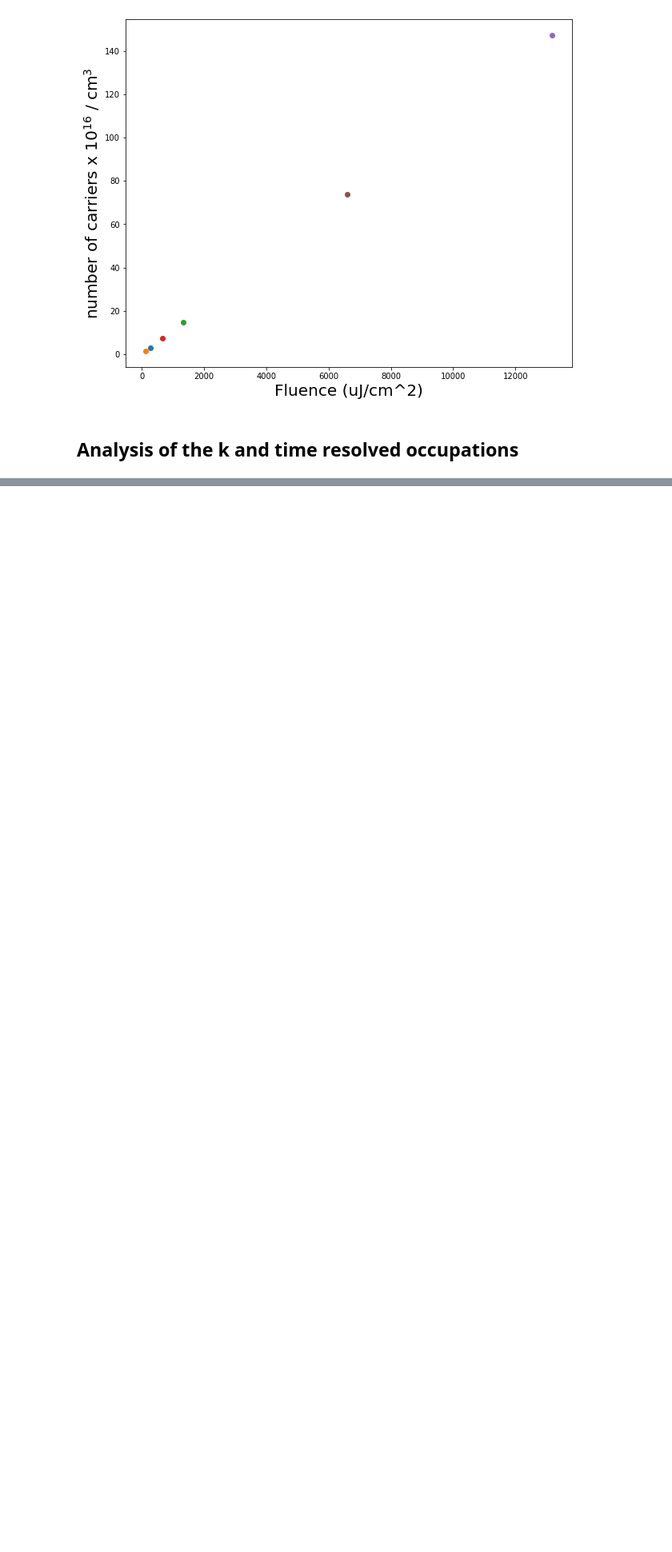
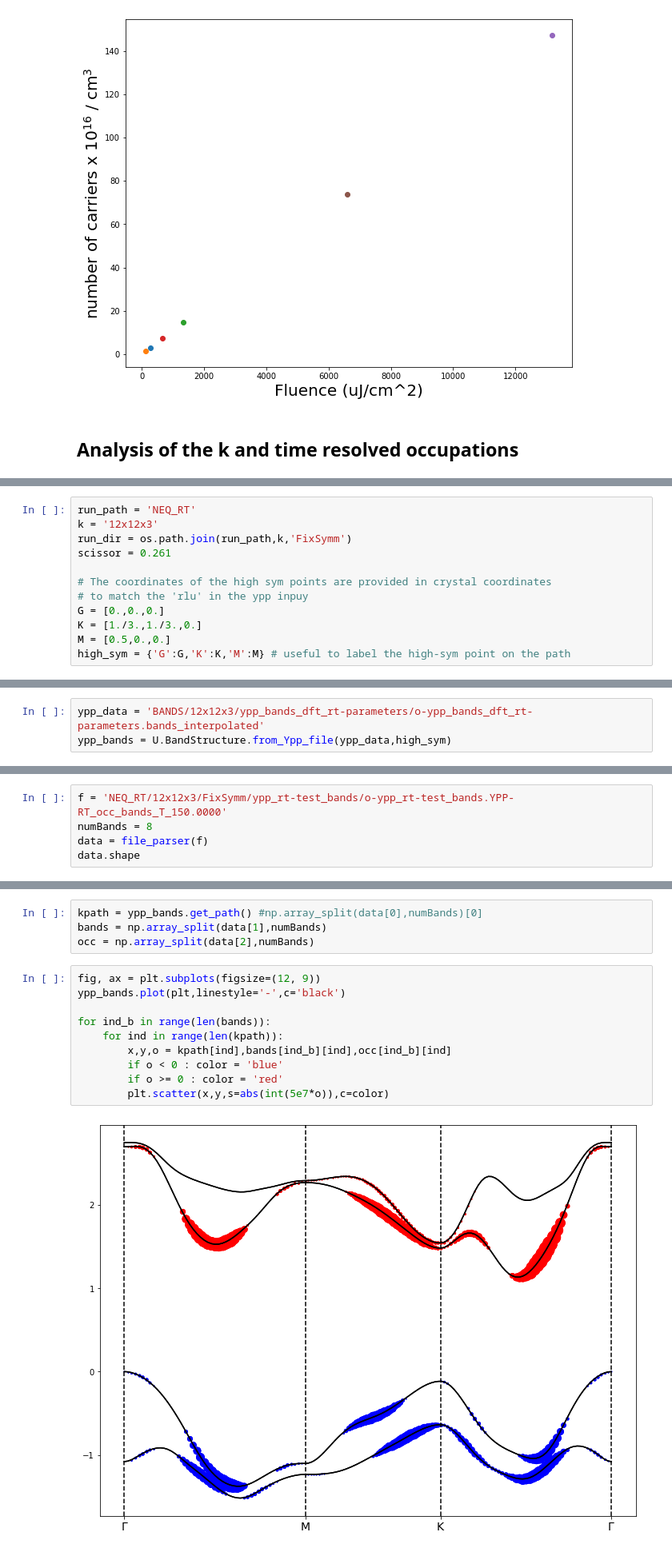
Before and after one commit to marcodalessandro76/WSe2, a Jupyter notebook: NEQ_Analysis.ipynb, the cells around one changed output, grey strips where cells are left out. Shown at 80% size. Saved outputs shown, nothing was run; the diff lists cells and outputs as text; blank space fills up the shorter version.

```diff
--- a/NEQ_Analysis.ipynb
+++ b/NEQ_Analysis.ipynb
@@ -700,0 +547,12 @@ distance_point_to_segment(point,start,end)
+# %%
+run_path = 'NEQ_RT'
+k = '12x12x3'
+run_dir = os.path.join(run_path,k,'FixSymm')
+scissor = 0.261
+
+# The coordinates of the high sym points are provided in crystal coordinates
+# to match the 'rlu' in the ypp inpuy
+G = [0.,0.,0.]
+K = [1./3.,1./3.,0.]
+M = [0.5,0.,0.]
+high_sym = {'G':G,'K':K,'M':M} # useful to label the high-sym point on the path
@@ -700,0 +642,3 @@ distance_point_to_segment(point,start,end)
+# %%
+ypp_data = 'BANDS/12x12x3/ypp_bands_dft_rt-parameters/o-ypp_bands_dft_rt-parameters.bands_interpolated'
+ypp_bands = U.BandStructure.from_Ypp_file(ypp_data,high_sym)
@@ -700,0 +651,5 @@ distance_point_to_segment(point,start,end)
+# %%
+f = 'NEQ_RT/12x12x3/FixSymm/ypp_rt-test_bands/o-ypp_rt-test_bands.YPP-RT_occ_bands_T_150.0000'
+numBands = 8
+data = file_parser(f)
+data.shape
@@ -700,0 +658,16 @@ distance_point_to_segment(point,start,end)
+# %%
+kpath = ypp_bands.get_path() #np.array_split(data[0],numBands)[0]
+bands = np.array_split(data[1],numBands)
+occ = np.array_split(data[2],numBands)
+# %%
+fig, ax = plt.subplots(figsize=(12, 9))
+ypp_bands.plot(plt,linestyle='-',c='black')
+
+for ind_b in range(len(bands)):
+    for ind in range(len(kpath)):
+        x,y,o = kpath[ind],bands[ind_b][ind],occ[ind_b][ind]
+        if o < 0 : color = 'blue'
+        if o >= 0 : color = 'red'
+        plt.scatter(x,y,s=abs(int(5e7*o)),c=color)
+# %% [output]
+[figure, added]
```
Also changed, not shown: parts of 40 cells of this notebook, 1 other file.
